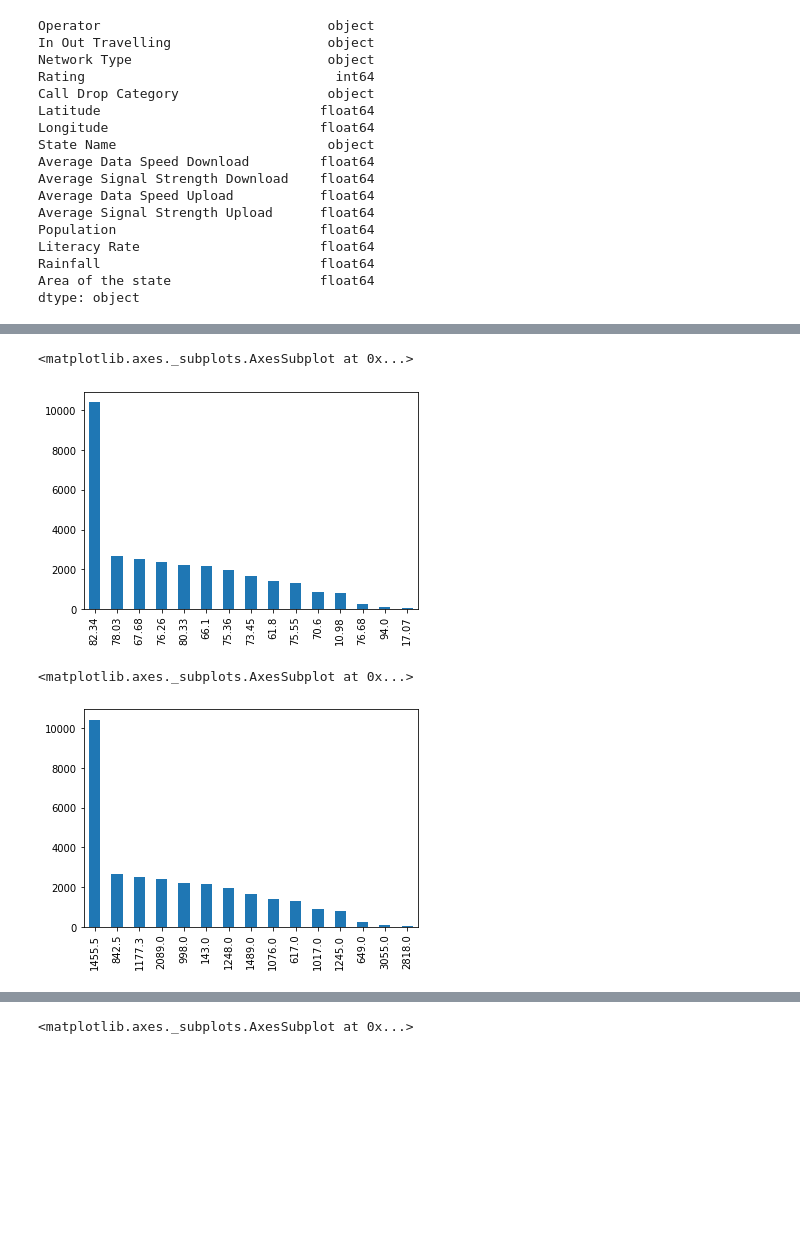
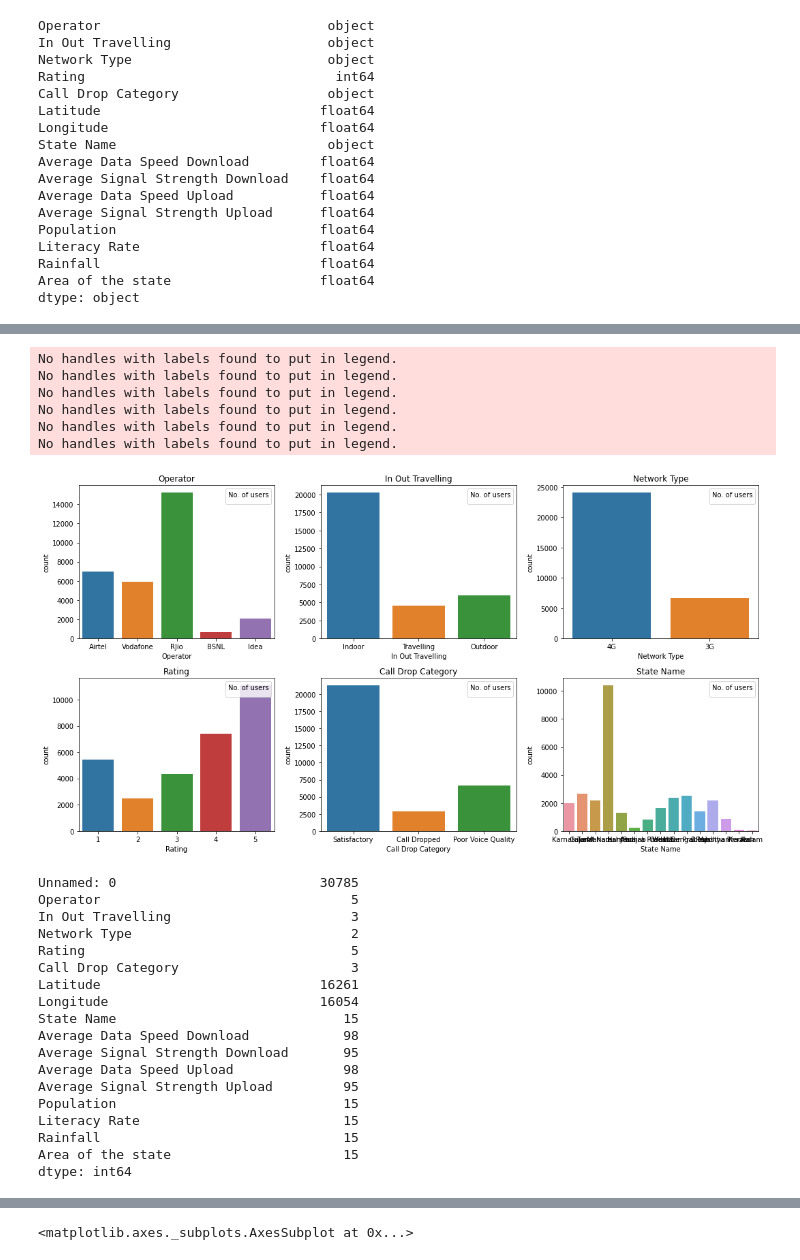
Before and after one commit to llohar/Project_6, a Jupyter notebook: Project6_soln.ipynb, the cells around one changed output, grey strips where cells are left out. Cells and saved outputs as stored; diff of their text form; code cells hidden in the pictures; blank space fills up the shorter version.

```diff
--- a/Project6_soln.ipynb
+++ b/Project6_soln.ipynb
@@ -186,10 +103,46 @@ data['Population'].value_counts().plot.bar()
-# %%
-data['Literacy Rate'].value_counts().plot.bar()
-# %% [output]
-<matplotlib.axes._subplots.AxesSubplot at 0x...>
-[figure, removed]
-# %%
-data['Rainfall'].value_counts().plot.bar()
-# %% [output]
-<matplotlib.axes._subplots.AxesSubplot at 0x...>
-[figure, removed]
+# %%
+cols=['Operator','In Out Travelling', 'Network Type','Rating','Call Drop Category','State Name']
+n_rows=2
+n_cols=3
+
+# The subplot grid and figure size of each graph
+fig , axs =plt.subplots(n_rows, n_cols,figsize=(n_cols*5 , n_rows*4))
+
+for r in range(0,n_rows):
+  for c in range(0,n_cols):
+    i = r*n_cols + c # index to go through the columns
+    ax = axs[r][c] # Show where to position each subplot
+    sns.countplot(data[cols[i]], ax=ax)
+    ax.set_title(cols[i])
+    ax.legend(title='No. of users', loc='upper right')
+
+plt.tight_layout()
+# %% [output]
+No handles with labels found to put in legend.
+No handles with labels found to put in legend.
+No handles with labels found to put in legend.
+No handles with labels found to put in legend.
+No handles with labels found to put in legend.
+No handles with labels found to put in legend.
+[figure, added]
+# %%
+data.nunique()
+# %% [output]
+Unnamed: 0                          30785
+Operator                                5
+In Out Travelling                       3
+Network Type                            2
+Rating                                  5
+Call Drop Category                      3
+Latitude                            16261
+Longitude                           16054
+State Name                             15
+Average Data Speed Download            98
+Average Signal Strength Download       95
+Average Data Speed Upload              98
+Average Signal Strength Upload         95
+Population                             15
+Literacy Rate                          15
+Rainfall                               15
+Area of the state                      15
+dtype: int64
```
Also changed, not shown: parts of 14 cells of this notebook.
